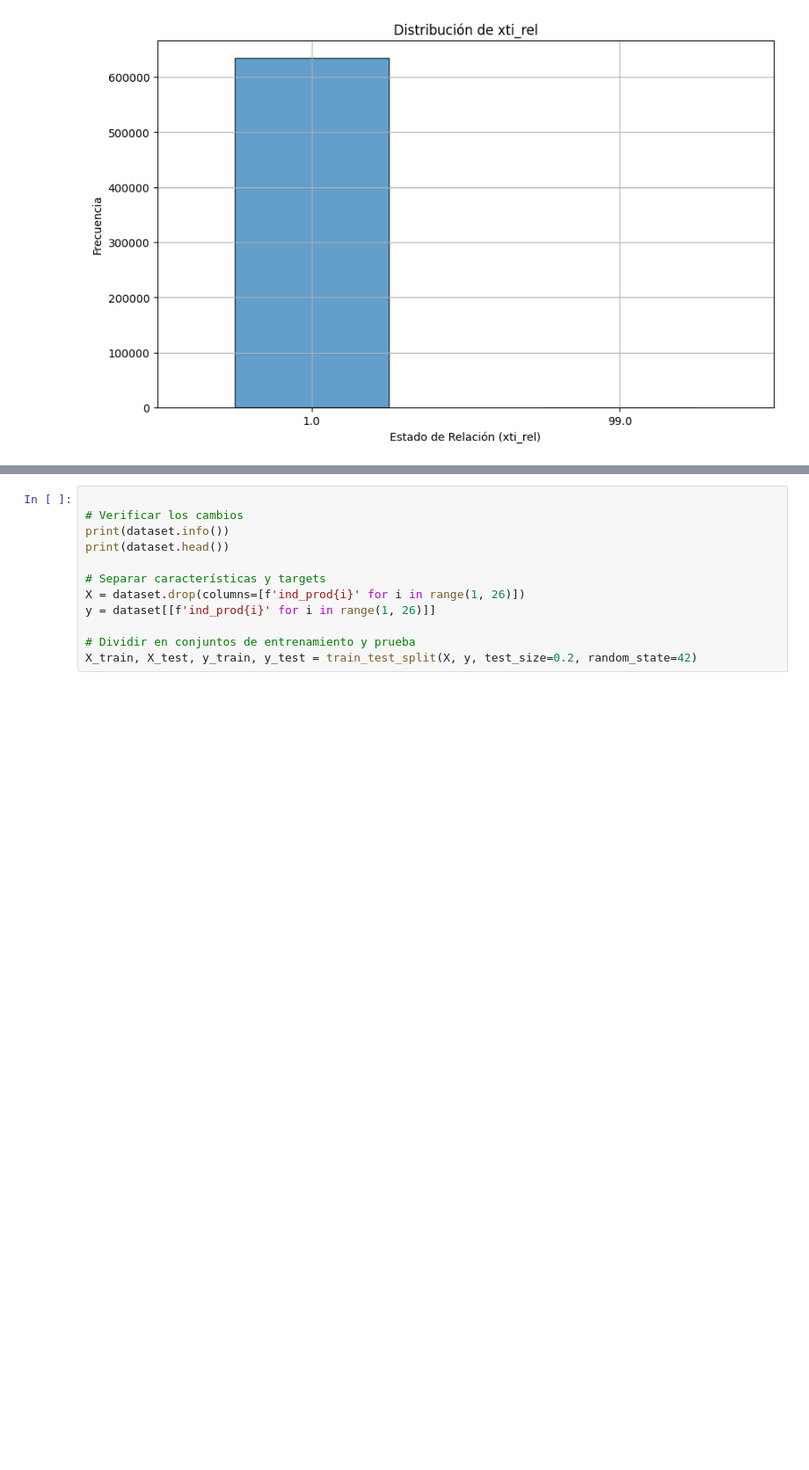
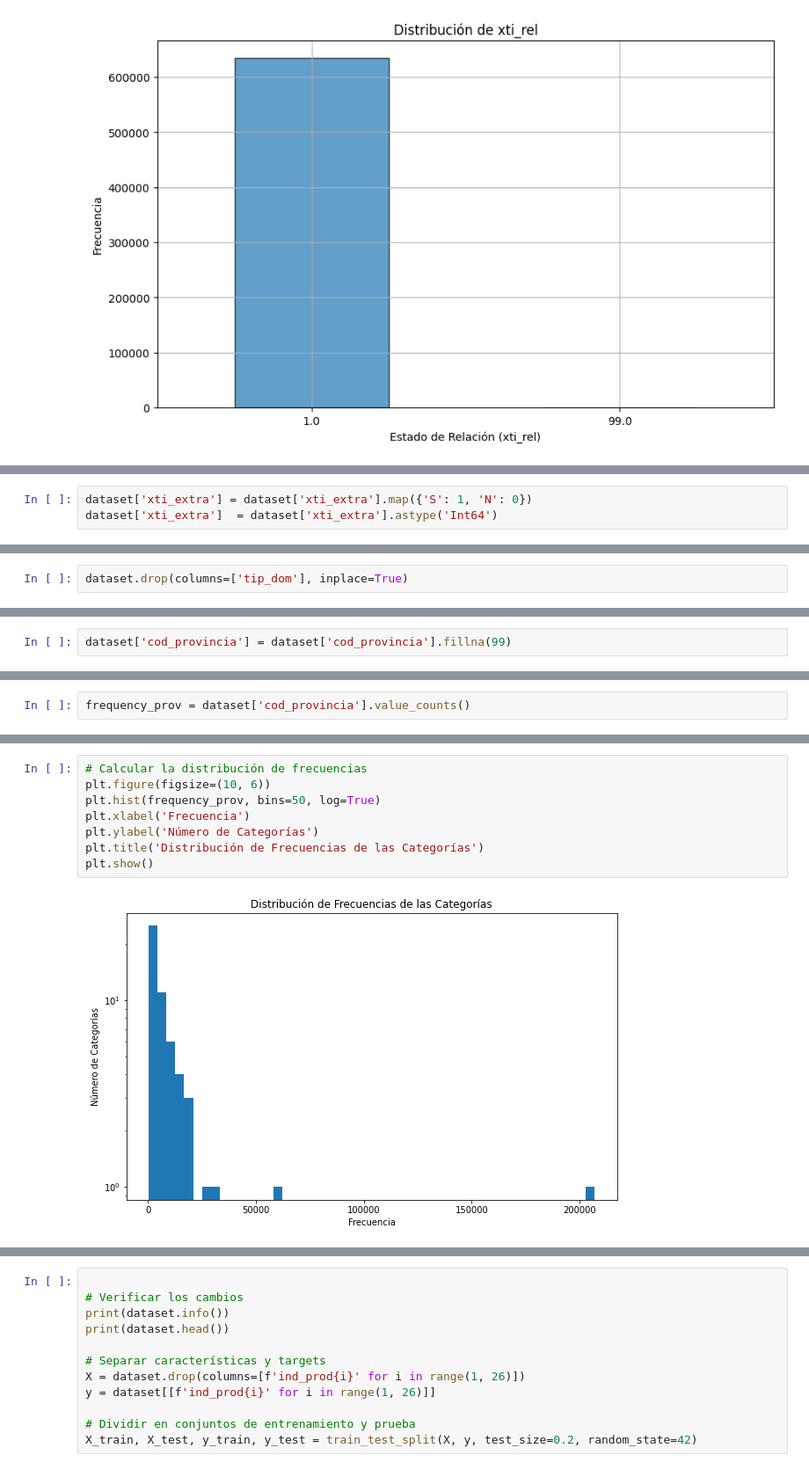
Before and after one commit to pepelopelope/Banking-Product-Recommendations-ML-Project, a Jupyter notebook: Codigo.ipynb, the cells around one changed output, grey strips where cells are left out. Shown at 88% size. Saved outputs shown, nothing was run; the diff lists cells and outputs as text; blank space fills up the shorter version.

```diff
--- a/Codigo.ipynb
+++ b/Codigo.ipynb
@@ -540,0 +736,3 @@ plt.show()
+# %%
+dataset['xti_extra'] = dataset['xti_extra'].map({'S': 1, 'N': 0})
+dataset['xti_extra']  = dataset['xti_extra'].astype('Int64')
@@ -540,0 +806,2 @@ plt.show()
+# %%
+dataset.drop(columns=['tip_dom'], inplace=True)
@@ -540,0 +825,2 @@ plt.show()
+# %%
+dataset['cod_provincia'] = dataset['cod_provincia'].fillna(99)
@@ -540,0 +887,2 @@ plt.show()
+# %%
+frequency_prov = dataset['cod_provincia'].value_counts()
@@ -540,0 +910,10 @@ plt.show()
+# %%
+# Calcular la distribución de frecuencias
+plt.figure(figsize=(10, 6))
+plt.hist(frequency_prov, bins=50, log=True)
+plt.xlabel('Frecuencia')
+plt.ylabel('Número de Categorías')
+plt.title('Distribución de Frecuencias de las Categorías')
+plt.show()
+# %% [output]
+[figure, added]
```
Also changed, not shown: parts of 58 cells of this notebook.
